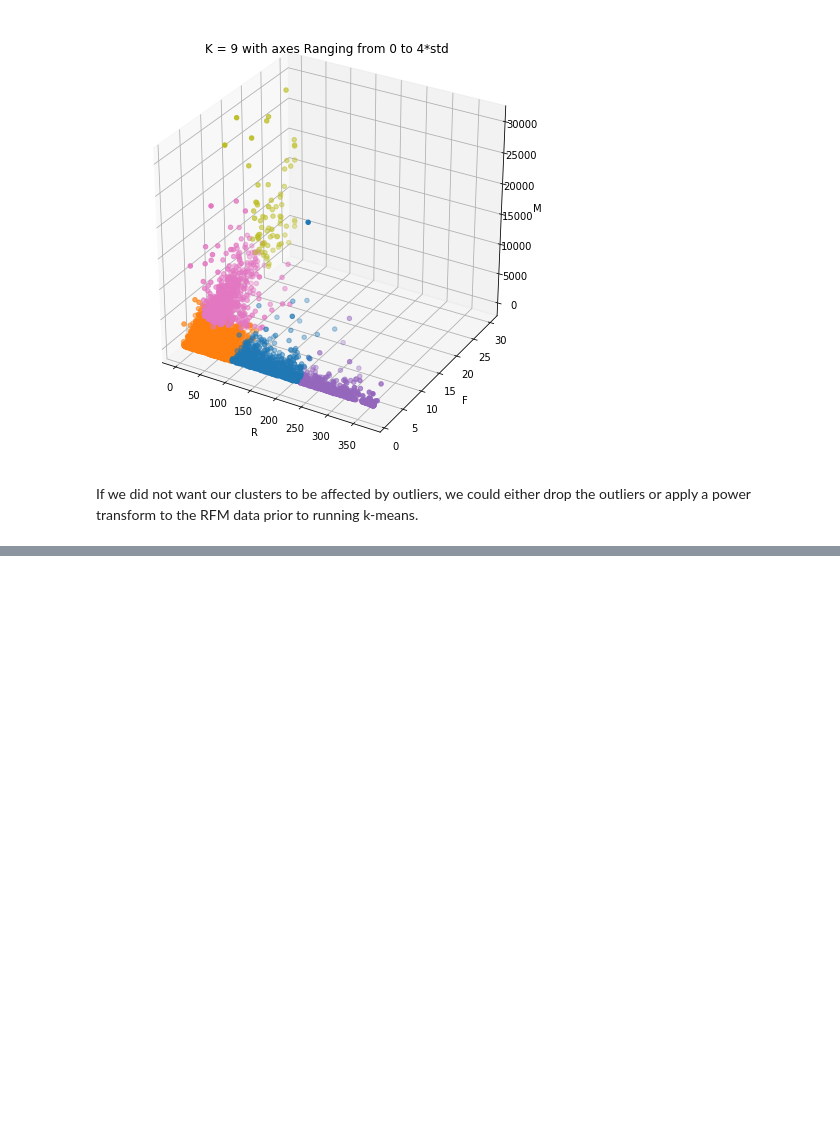
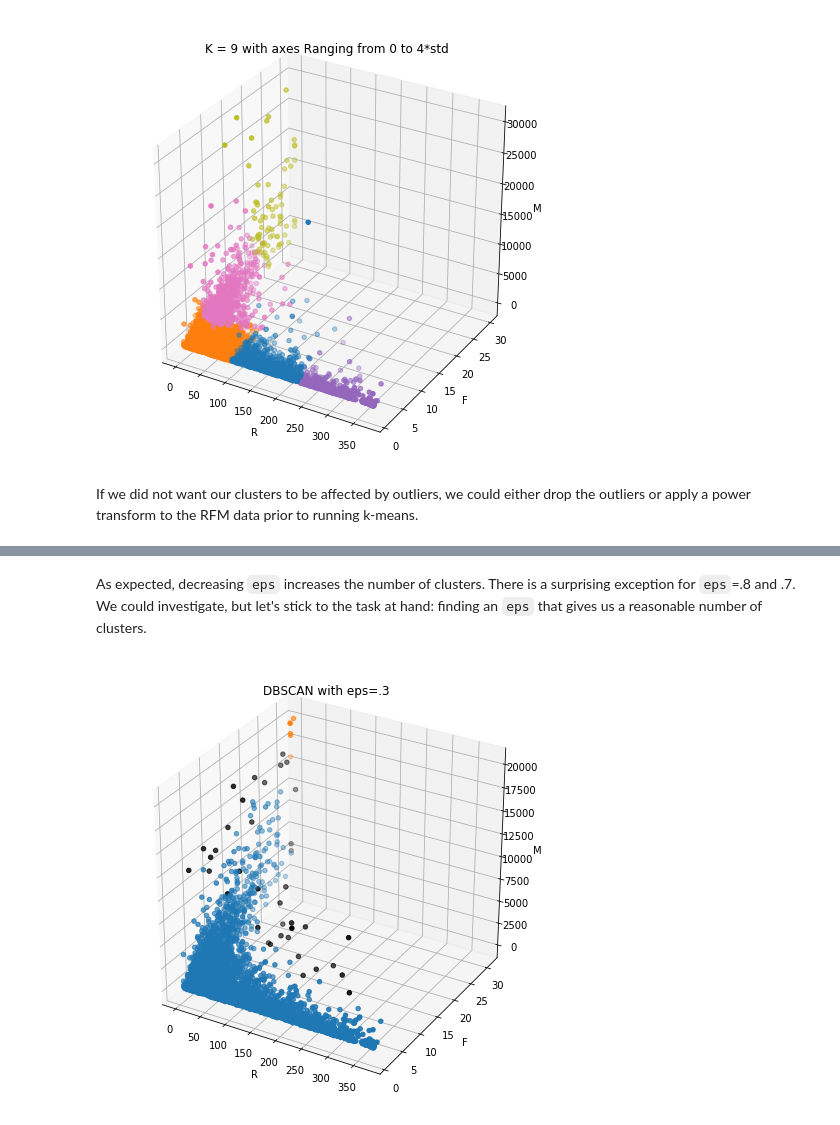
Before and after one commit to hriely/Unsupervised-learning-capstone, a Jupyter notebook: Customer Segmentation Via RFM and Clustering.ipynb, the cells around one changed output, grey strips where cells are left out. Drawn from its saved outputs; the diff is of its cells as text; code cells hidden in the pictures; blank space fills up the shorter version.

```diff
--- a/Customer Segmentation Via RFM and Clustering.ipynb
+++ b/Customer Segmentation Via RFM and Clustering.ipynb
@@ -347,0 +405,5 @@ If we did not want our clusters to be affected by outliers, we could either drop
+# %%
+# Run DBSCAN with eps = 1.0, .9, ..., .1
+db_clusterings_by_eps = {}
+for i in range(10,0,-1):
+    db_clusterings_by_eps[i/10]=(DBSCAN(eps=i/10).fit_predict(X))
@@ -347,0 +425,8 @@ If we did not want our clusters to be affected by outliers, we could either drop
+# %% [markdown]
+As expected, decreasing `eps` increases the number of clusters. There is a surprising exception for `eps`=.8 and .7. We could investigate, but let's stick to the task at hand: finding an `eps` that gives us a reasonable number of clusters.
+# %%
+ax = plot_db_clusters(RFM, db_clusterings_by_eps[.3])
+ax.set_title('DBSCAN with eps=.3')
+plt.show()
+# %% [output]
+[figure, added]
```
Also changed, not shown: parts of 14 cells of this notebook.
